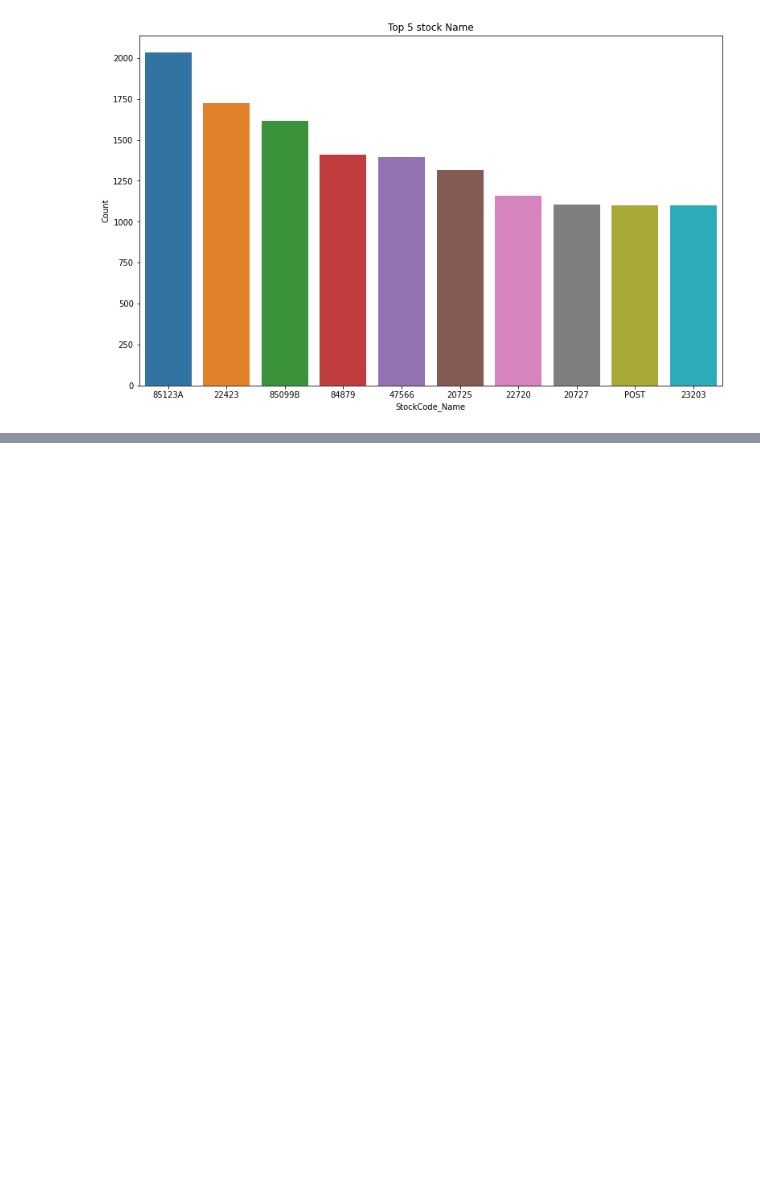
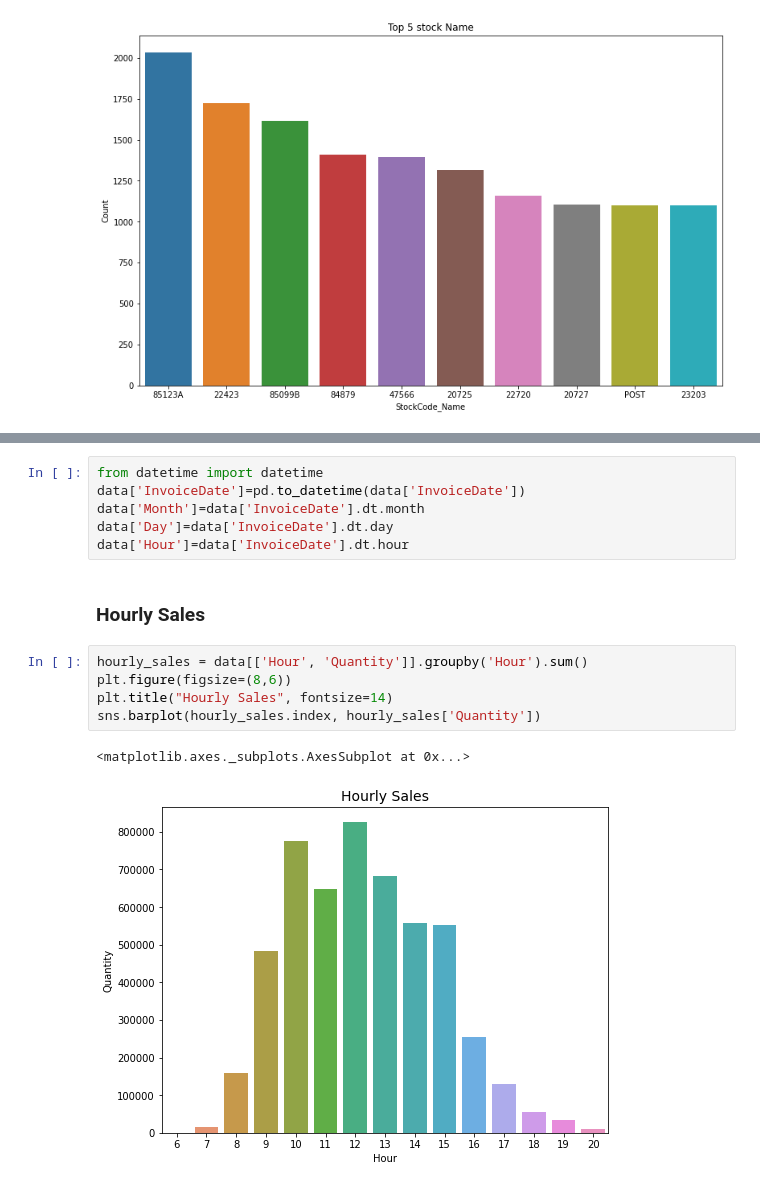
Before and after one commit to Vidhuran-Rajendran/Customer_Segmentation, a Jupyter notebook: Online_Retail_Customer_Segmentation_Capstone_Project.ipynb, the cells around one changed output, grey strips where cells are left out. Cells and saved outputs as stored; diff of their text form; blank space fills up the shorter version.

```diff
--- a/Online_Retail_Customer_Segmentation_Capstone_Project.ipynb
+++ b/Online_Retail_Customer_Segmentation_Capstone_Project.ipynb
@@ -231,0 +250,16 @@ sns.barplot(x='StockCode_Name',y='Count',data=stockcode_data[:10])
+# %%
+from datetime import datetime
+data['InvoiceDate']=pd.to_datetime(data['InvoiceDate'])
+data['Month']=data['InvoiceDate'].dt.month
+data['Day']=data['InvoiceDate'].dt.day
+data['Hour']=data['InvoiceDate'].dt.hour
+# %% [markdown]
+### **Hourly Sale**s
+# %%
+hourly_sales = data[['Hour', 'Quantity']].groupby('Hour').sum()
+plt.figure(figsize=(8,6))
+plt.title("Hourly Sales", fontsize=14)
+sns.barplot(hourly_sales.index, hourly_sales['Quantity'])
+# %% [output]
+<matplotlib.axes._subplots.AxesSubplot at 0x...>
+[figure, added]
```
Also changed, not shown: parts of 17 cells of this notebook.
